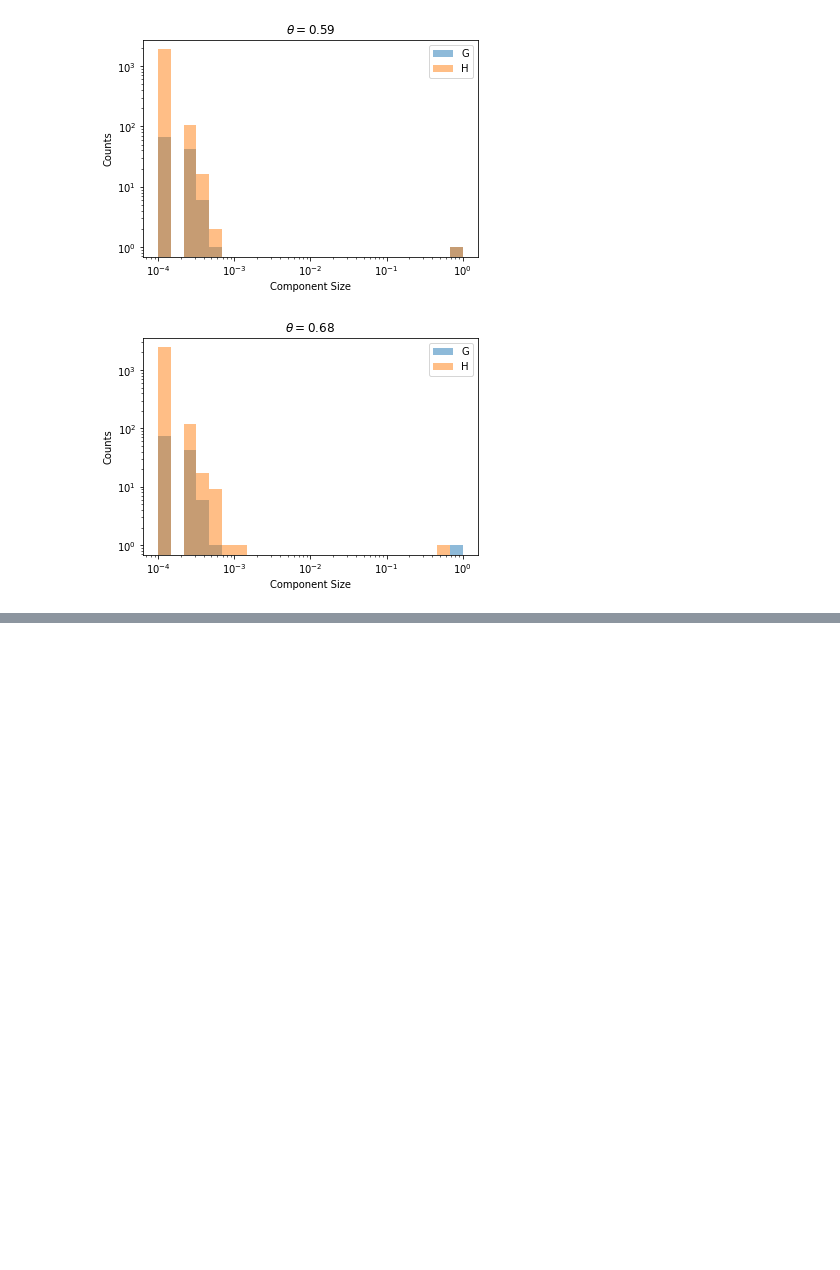
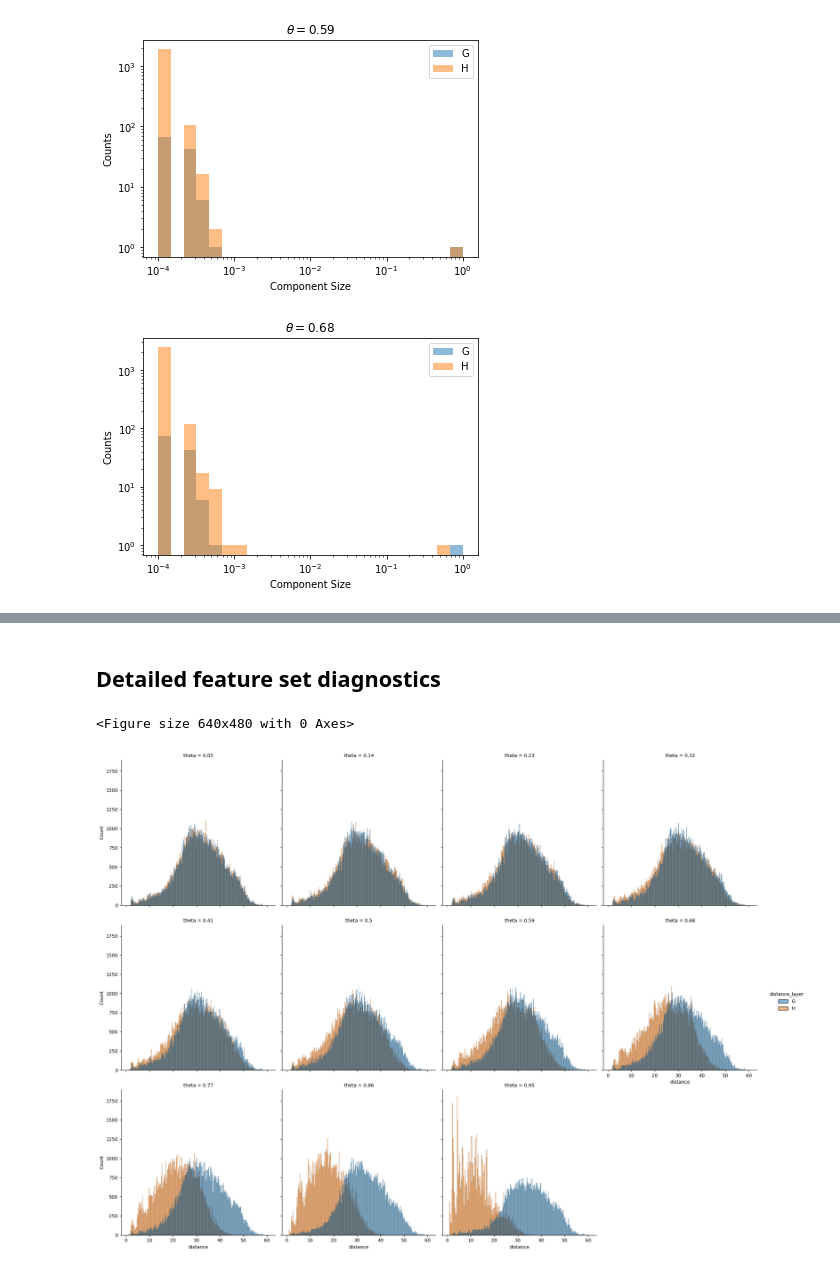
Before and after one commit to kaiser-dan/proj_naive-embedded-reconstruction, a Jupyter notebook: notebooks/ex/vector-analysis.ipynb, the cells around one changed output, grey strips where cells are left out. Saved outputs shown, nothing was run; the diff lists cells and outputs as text; code cells hidden in the pictures; blank space fills up the shorter version.

```diff
--- a/notebooks/ex/vector-analysis.ipynb
+++ b/notebooks/ex/vector-analysis.ipynb
@@ -1192,12 +1194,12 @@ def preprocess_dataframe(SYSTEM, LAYERS, THETA, REP):
 def melt_dataframe(df):
     # Melting main quantitative variables
     df_melted = df.melt(
-        id_vars=["edge", "layer_actual", "distance_G", "distance_H"],
+        id_vars=["theta", "edge", "layer_actual", "distance_G", "distance_H"],
         value_vars=["feature_d", "feature_c", "feature_r", "log_ratio"],
         var_name="feature_type", value_name="feature_value"
     )
     df_melted = df_melted.melt(
-        id_vars=["edge", "layer_actual", "feature_type", "feature_value"],
+        id_vars=["theta", "edge", "layer_actual", "feature_type", "feature_value"],
         value_vars=["distance_G", "distance_H"],
         var_name="distance_layer", value_name="distance"
     )
@@ -1277,0 +1303,19 @@ for theta, confusion in confusions.items():
+# %% [markdown]
+## Detailed feature set diagnostics
+# %%
+MIN = 1
+# THETAS = [0.68, 0.77]
+df_ = melt_dataframe(df.query("theta in @THETAS and distance_G > @MIN and distance_H > @MIN"))
+
+plt.figure()
+
+g = sns.displot(
+    data=df_, kind="hist",
+    x="distance",
+    hue="distance_layer",
+    col="theta", col_wrap=4,
+    # row="layer_actual",
+)
+# %% [output]
+<Figure size 640x480 with 0 Axes>
+[figure, added]
```
Also changed, not shown: parts of 23 cells of this notebook, 4 other files.
